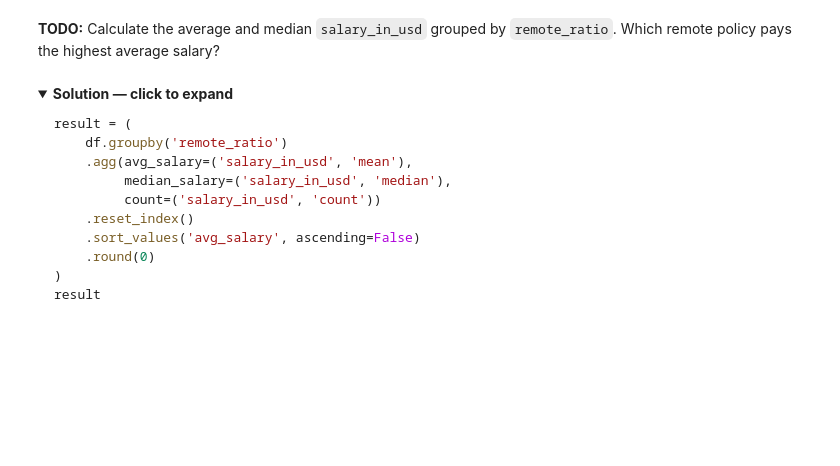
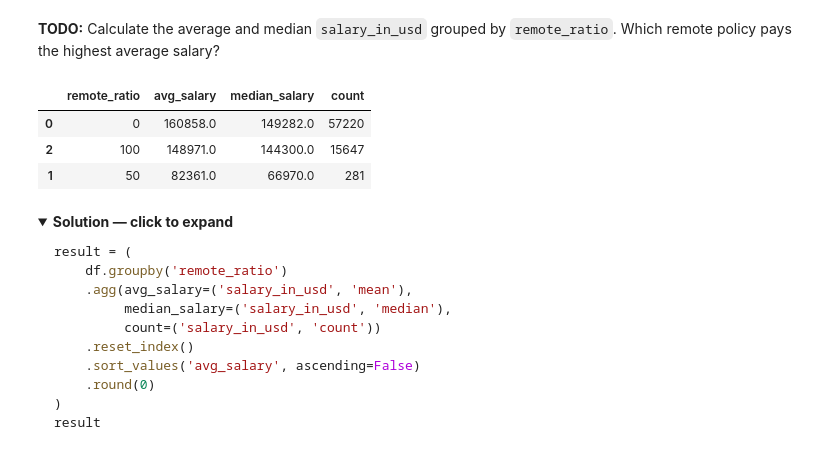
Before and after one commit to tsarukoles/machine-learning, a Jupyter notebook: week-1/pandas_filtering_groupby_tutorial.ipynb, the cells around one changed output. Cells and saved outputs as stored; diff of their text form; code cells hidden in the pictures; folded sections open; blank space fills up the shorter version.

```diff
--- a/week-1/pandas_filtering_groupby_tutorial.ipynb
+++ b/week-1/pandas_filtering_groupby_tutorial.ipynb
@@ -174,6 +277,21 @@ This is more readable than <code>.agg({'salary_in_usd': 'mean'})</code> and avoi
 **TODO:** Calculate the average and median `salary_in_usd` grouped by `remote_ratio`. Which remote policy pays the highest average salary?
 # %%
 # YOUR TURN
+results = (
+    df.groupby('remote_ratio')
+    .agg(avg_salary=('salary_in_usd', 'mean'),
+         median_salary=('salary_in_usd', 'median'),
+         count=('salary_in_usd', 'count'))
+    .reset_index()
+    .sort_values('avg_salary', ascending=False)
+    .round(0)
+)
+results
+# %% [output]
+|  | remote_ratio | avg_salary | median_salary | count |
+| 0 | 0 | 160858.0 | 149282.0 | 57220 |
+| 2 | 100 | 148971.0 | 144300.0 | 15647 |
+| 1 | 50 | 82361.0 | 66970.0 | 281 |
 # %% [markdown]
 <details><summary><b>Solution — click to expand</b></summary>
 
```
Also changed, not shown: parts of 20 cells of this notebook, 2 other files.
